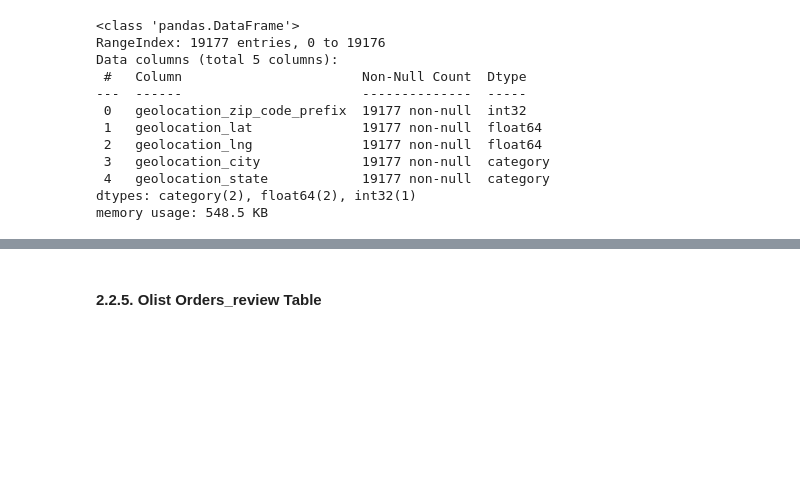
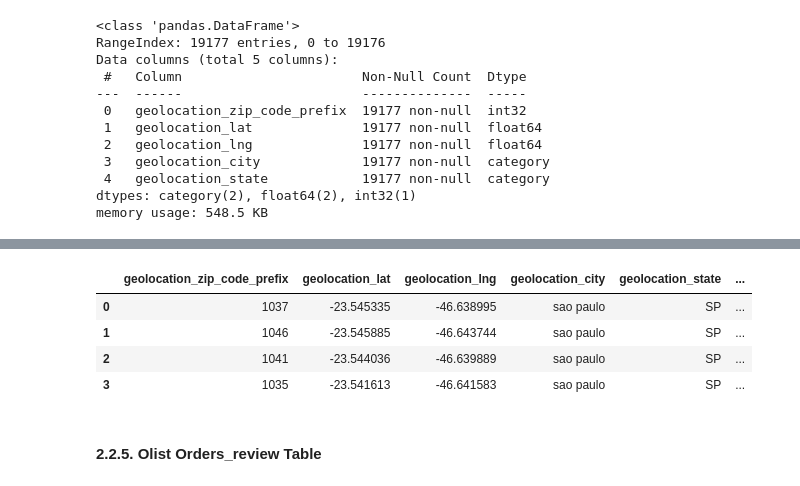
Before and after one commit to yoorax/simplon-data-analyst-training-program-projects, a Jupyter notebook: Week 20 - Olist Brazilian E-commerce dataset Full Analysis/EDA.ipynb, the cells around one changed output, grey strips where cells are left out. Cells and saved outputs as stored; diff of their text form; code cells hidden in the pictures; blank space fills up the shorter version.

Commit message:
feat: updating the geolocation table with new columns

```diff
--- a/Week 20 - Olist Brazilian E-commerce dataset Full Analysis/EDA.ipynb
+++ b/Week 20 - Olist Brazilian E-commerce dataset Full Analysis/EDA.ipynb
@@ -825,0 +886,21 @@ memory usage: 548.5 KB
+# %%
+# adding new column to geolocation table : geolocation region
+regions_to_states = {
+    "North": ["AC", "AM", "AP", "PA", "RO", "RR", "TO"],
+    "Northeast": ["AL", "BA", "CE", "MA", "PB", "PE", "PI", "RN", "SE"],
+    "Center_West": ["DF", "GO", "MS", "MT"],
+    "Southeast": ["ES", "MG", "RJ", "SP"],
+    "South": ["PR", "RS", "SC"]
+}
+#
+def get_region(state):
+    for region, states in regions_to_states.items():
+        if state in states :
+            return region
+
+df_geolocation['geolocation_region'] = df_geolocation['geolocation_state'].apply(get_region)\
+                                                                          .astype('category')
+
+print(" the new column : geolocation_region has been created!")
+
+df_geolocation.info()
@@ -826,3 +923,15 @@ memory usage: 548.5 KB
+# %%
+# updating the datasets_dataframes dictionary
+dict_datasets_dfs['geolocation'] = df_geolocation
+
+# checking
+df_geolocation.head(4)
+# %% [output]
+|  | geolocation_zip_code_prefix | geolocation_lat | geolocation_lng | geolocation_city | geolocation_state | ... |
+| 0 | 1037 | -23.545335 | -46.638995 | sao paulo | SP | ... |
+| 1 | 1046 | -23.545885 | -46.643744 | sao paulo | SP | ... |
+| 2 | 1041 | -23.544036 | -46.639889 | sao paulo | SP | ... |
+| 3 | 1035 | -23.541613 | -46.641583 | sao paulo | SP | ... |
 # %% [markdown]
 #### 2.2.5. Olist Orders_review Table
 # %%
```
Also changed, not shown: parts of 6 cells of this notebook, 3 other files.
